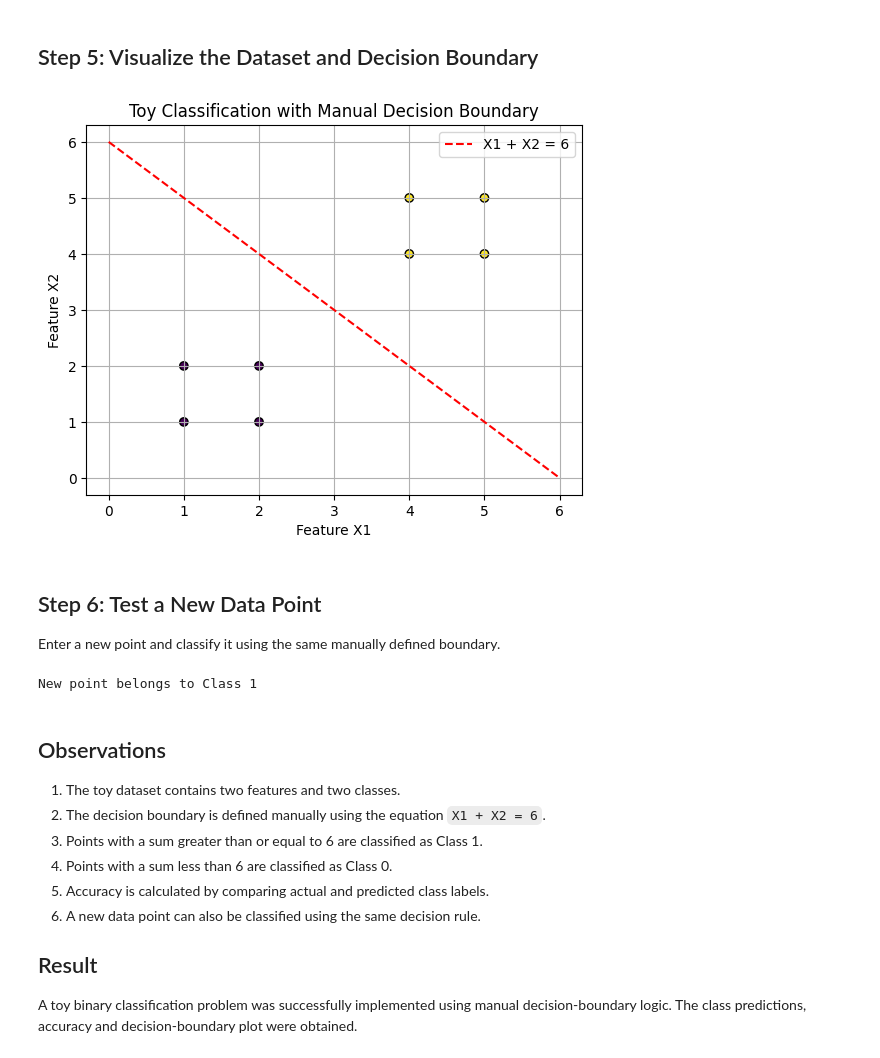
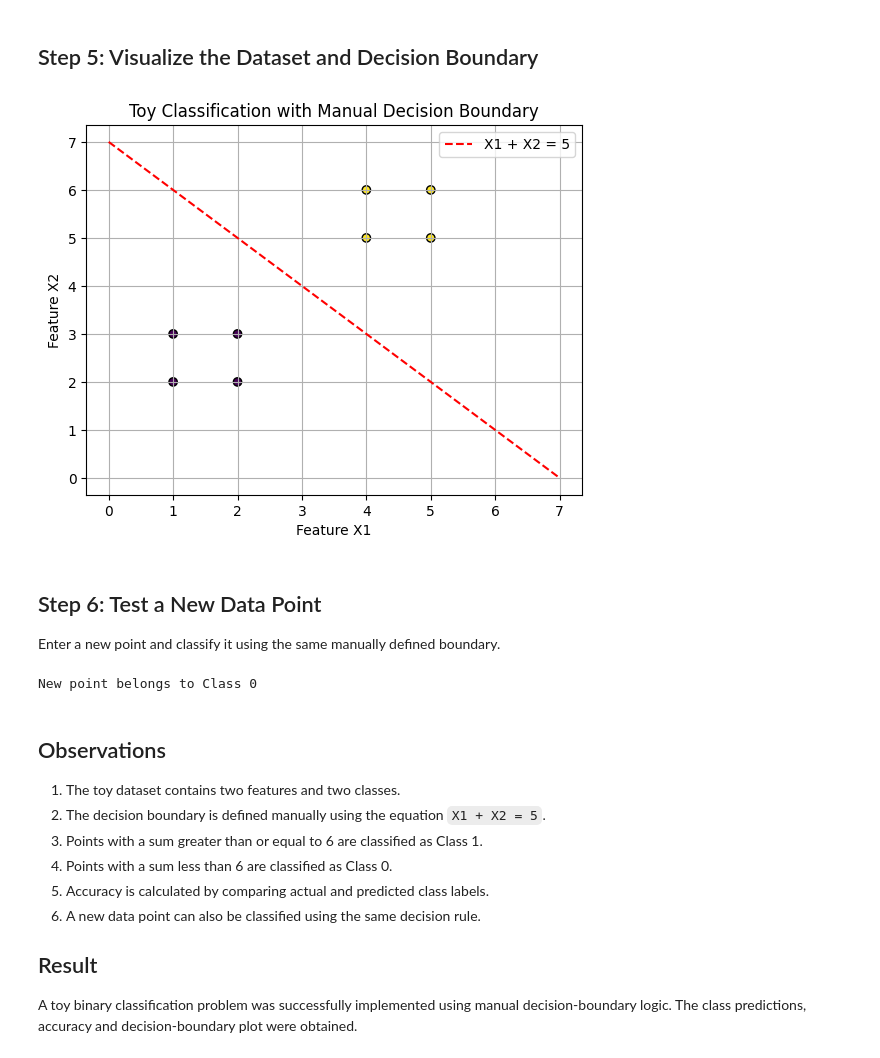
Before and after one commit to MamataNarvekar99/GIT-workshop, a Jupyter notebook: toyclassification.ipynb, the cells around one changed output. Cells and saved outputs as stored; diff of their text form; code cells hidden in the pictures.

```diff
--- a/toyclassification.ipynb
+++ b/toyclassification.ipynb
@@ -23,8 +23,8 @@ The dataset has two input features (`X1`, `X2`) and two classes:
 - Class 1
 # %%
 X = np.array([
-    [1, 1], [2, 1], [1, 2], [2, 2],
-    [4, 4], [5, 4], [4, 5], [5, 5]
+    [1, 2], [2, 2], [1, 3], [2, 3],
+    [4, 5], [5, 5], [4, 6], [5, 6]
 ])
 
 y = np.array([0, 0, 0, 0, 1, 1, 1, 1])
@@ -88,36 +88,36 @@ Accuracy: 100.0 %
 # %%
 plt.scatter(X[:, 0], X[:, 1], c=y, edgecolors="black")
 
-x_line = np.array([0, 6])
-y_line = 6 - x_line
+x_line = np.array([0, 7])
+y_line = 7 - x_line
 
-plt.plot(x_line, y_line, "r--", label="X1 + X2 = 6")
+plt.plot(x_line, y_line, "r--", label="X1 + X2 = 5")
 plt.xlabel("Feature X1")
 plt.ylabel("Feature X2")
 plt.title("Toy Classification with Manual Decision Boundary")
 plt.legend()
 plt.grid()
 plt.show()
 # %% [output]
-[figure, old version]
+[figure, new version]
 # %% [markdown]
 ## Step 6: Test a New Data Point
 
 Enter a new point and classify it using the same manually defined boundary.
 # %%
-new_point = [3, 4]
+new_point = [1, 2]
 
-if new_point[0] + new_point[1] >= 6:
+if new_point[0] + new_point[1] >= 5:
     print("New point belongs to Class 1")
 else:
     print("New point belongs to Class 0")
 # %% [output]
-New point belongs to Class 1
+New point belongs to Class 0
 # %% [markdown]
 ## Observations
 
 1. The toy dataset contains two features and two classes.
-2. The decision boundary is defined manually using the equation `X1 + X2 = 6`.
+2. The decision boundary is defined manually using the equation `X1 + X2 = 5`.
 3. Points with a sum greater than or equal to 6 are classified as Class 1.
 4. Points with a sum less than 6 are classified as Class 0.
 5. Accuracy is calculated by comparing actual and predicted class labels.
```
Also changed, not shown: parts of 4 cells of this notebook.
